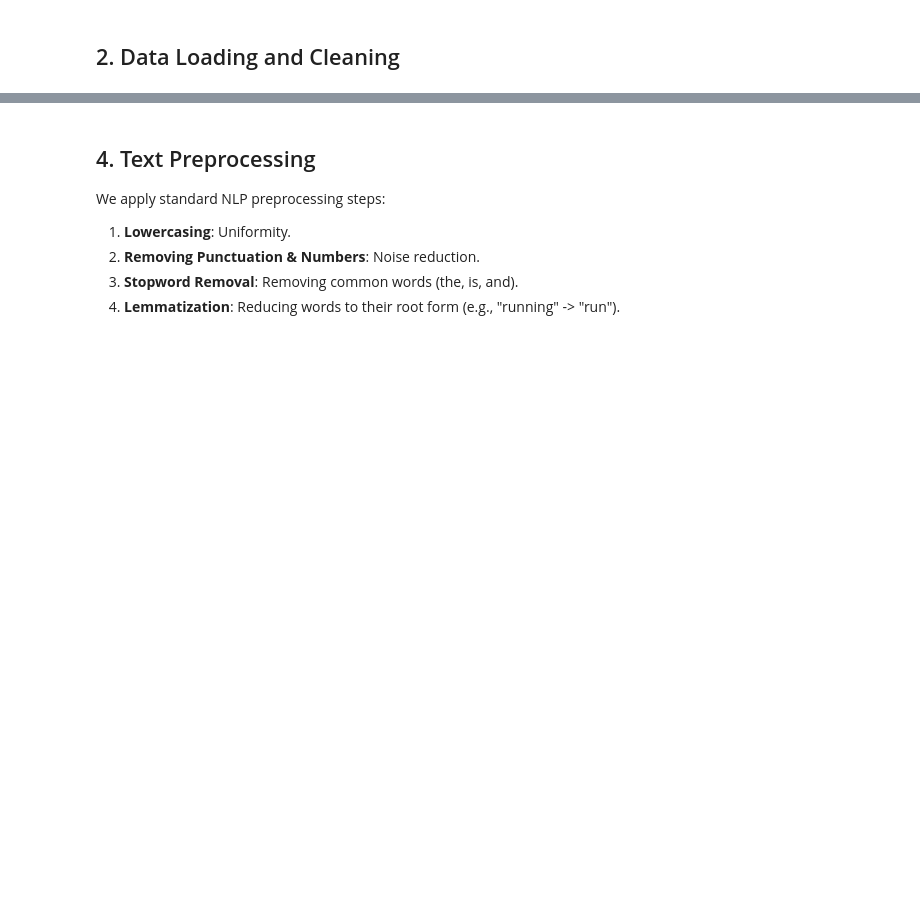
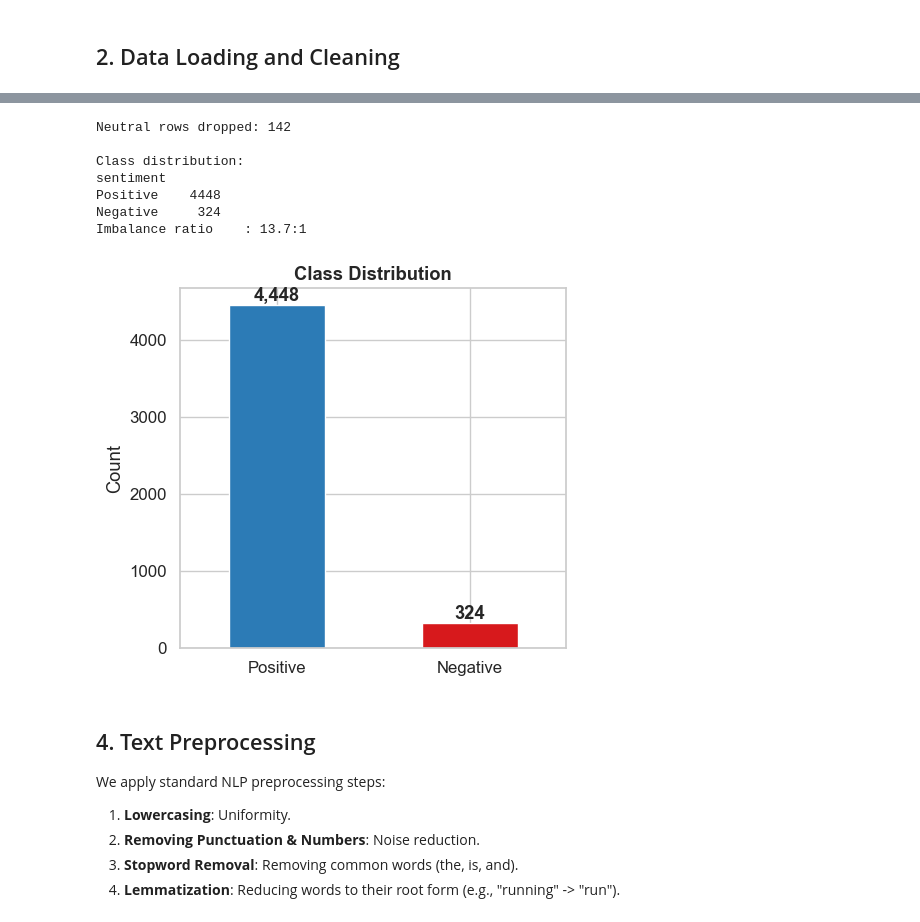
Before and after one commit to ozairshafique/amazon-sentiment-analysis, a Jupyter notebook: notebooks/amazon_sentiment_analysis.ipynb, the cells around one changed output, grey strips where cells are left out. Saved outputs shown, nothing was run; the diff lists cells and outputs as text; code cells hidden in the pictures; blank space fills up the shorter version.

Commit message:
Add end-to-end NLP sentiment analysis pipeline with preprocessing, model comparison, cross-validation, and evaluation metrics

```diff
--- a/notebooks/amazon_sentiment_analysis.ipynb
+++ b/notebooks/amazon_sentiment_analysis.ipynb
@@ -101,18 +154,0 @@ Instead of using pre-built sentiment tools (like VADER), we will derive the "gro
-# %%
-# Create labels based on Star Rating
-df = df[df["overall"].notna()].copy()
-
-df["sentiment_label"] = df["overall"].apply(
-    lambda r: "pos" if r >= 4 else ("neg" if r <= 2 else "neu")
-)
-
-# Drop Neutral reviews (3 stars) for binary classification
-df = df[df["sentiment_label"] != "neu"].copy()
-
-# Encode labels: pos -> 1, neg -> 0
-le = LabelEncoder()
-df["target"] = le.fit_transform(df["sentiment_label"])
-
-# Check class distribution
-print("Class Distribution:")
-print(df["sentiment_label"].value_counts())
@@ -124,3 +165,42 @@ Name: sentiment_label, dtype: int64
+# %%
+df = df[df["overall"].notna()].copy()
+
+df["sentiment"] = df["overall"].apply(
+    lambda x: 1 if x >= 4 else (0 if x <= 2 else None)
+)
+
+before = len(df)
+df = df.dropna(subset=["sentiment"]).copy()
+df["sentiment"] = df["sentiment"].astype(int)
+print(f"Neutral rows dropped: {before - len(df)}")
+
+# Class distribution
+dist = df["sentiment"].value_counts().rename({1: "Positive", 0: "Negative"})
+print("\nClass distribution:")
+print(dist.to_string())
+print(f"Imbalance ratio    : {dist.max() / dist.min():.1f}:1")
+
+fig, ax = plt.subplots(figsize=(5, 4.5))
+dist.plot(kind="bar", color=PALETTE[:2], edgecolor="white", ax=ax)
+ax.set_title("Class Distribution", fontweight="bold")
+ax.set_xlabel(""); ax.set_ylabel("Count")
+ax.set_xticklabels(["Positive", "Negative"], rotation=0)
+for p in ax.patches:
+    ax.annotate(f"{int(p.get_height()):,}",
+                (p.get_x() + p.get_width() / 2, p.get_height()),
+                ha="center", va="bottom", fontweight="bold")
+plt.tight_layout()
+plt.savefig(IMAGES_DIR / "class_distribution.png", dpi=150, bbox_inches="tight")
+plt.show()
+# %% [output]
+Neutral rows dropped: 142
+
+Class distribution:
+sentiment
+Positive    4448
+Negative     324
+Imbalance ratio    : 13.7:1
+[figure, added]
 # %% [markdown]
 ## 4. Text Preprocessing
 We apply standard NLP preprocessing steps:
```
Also changed, not shown: parts of 46 cells of this notebook.
